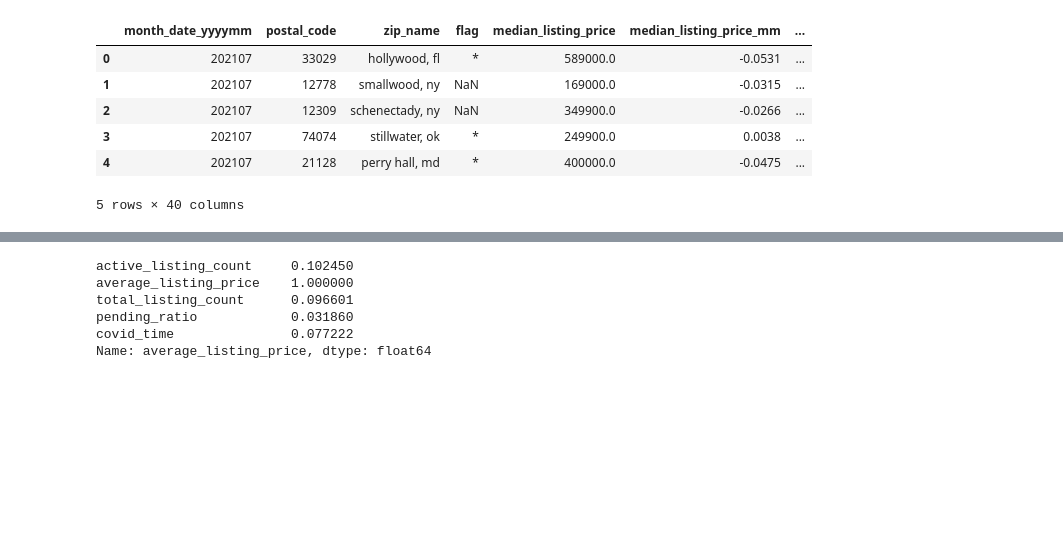
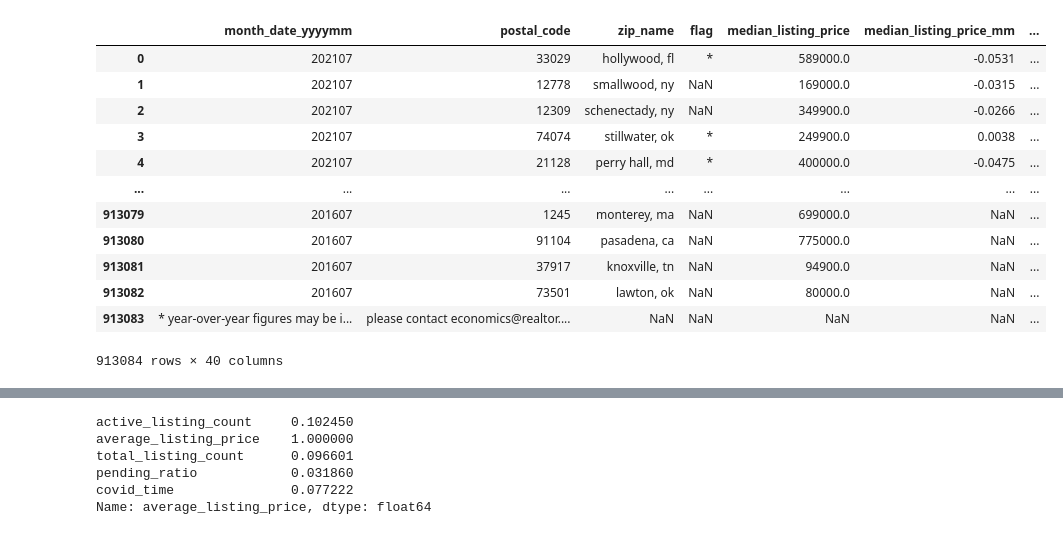
Before and after one commit to kirtoka/real_estate_covid, a Jupyter notebook: Project1.ipynb, the cells around one changed output, grey strips where cells are left out. Saved outputs shown, nothing was run; the diff lists cells and outputs as text; code cells hidden in the pictures; blank space fills up the shorter version.

```diff
--- a/Project1.ipynb
+++ b/Project1.ipynb
@@ -1,21 +30,27 @@
 # %%
 import numpy as np
 import pandas as pd
 import matplotlib.pyplot as plt
 from sklearn.linear_model import LinearRegression
 from sklearn.model_selection import train_test_split
 from sklearn.metrics import r2_score, mean_squared_error
 import seaborn as sns
 %matplotlib inline
 
+##We start gathering information from the dataset RDC_Inventory_Core_Metrics_Zip_History.csv
 df = pd.read_csv('./RDC_Inventory_Core_Metrics_Zip_History.csv')
+df
+# %% [output]
+|  | month_date_yyyymm | postal_code | zip_name | flag | median_listing_price | median_listing_price_mm | ... |
+| 0 | 202107 | 33029 | hollywood, fl | * | 589000.0 | -0.0531 | ... |
+| 1 | 202107 | 12778 | smallwood, ny | NaN | 169000.0 | -0.0315 | ... |
+| 2 | 202107 | 12309 | schenectady, ny | NaN | 349900.0 | -0.0266 | ... |
+| 3 | 202107 | 74074 | stillwater, ok | * | 249900.0 | 0.0038 | ... |
+| 4 | 202107 | 21128 | perry hall, md | * | 400000.0 | -0.0475 | ... |
+| ... | ... | ... | ... | ... | ... | ... | ... |
+| 913079 | 201607 | 1245 | monterey, ma | NaN | 699000.0 | NaN | ... |
+| 913080 | 201607 | 91104 | pasadena, ca | NaN | 775000.0 | NaN | ... |
+| 913081 | 201607 | 37917 | knoxville, tn | NaN | 94900.0 | NaN | ... |
+| 913082 | 201607 | 73501 | lawton, ok | NaN | 80000.0 | NaN | ... |
+| 913083 | * year-over-year figures may be i... | please contact economics@realtor.... | NaN | NaN | NaN | NaN | ... |
+913084 rows × 40 columns
-# %%
-df.head()
-# %% [output]
-|  | month_date_yyyymm | postal_code | zip_name | flag | median_listing_price | median_listing_price_mm | ... |
-| 0 | 202107 | 33029 | hollywood, fl | * | 589000.0 | -0.0531 | ... |
-| 1 | 202107 | 12778 | smallwood, ny | NaN | 169000.0 | -0.0315 | ... |
-| 2 | 202107 | 12309 | schenectady, ny | NaN | 349900.0 | -0.0266 | ... |
-| 3 | 202107 | 74074 | stillwater, ok | * | 249900.0 | 0.0038 | ... |
-| 4 | 202107 | 21128 | perry hall, md | * | 400000.0 | -0.0475 | ... |
-5 rows × 40 columns
```
Also changed, not shown: parts of 35 cells of this notebook.
